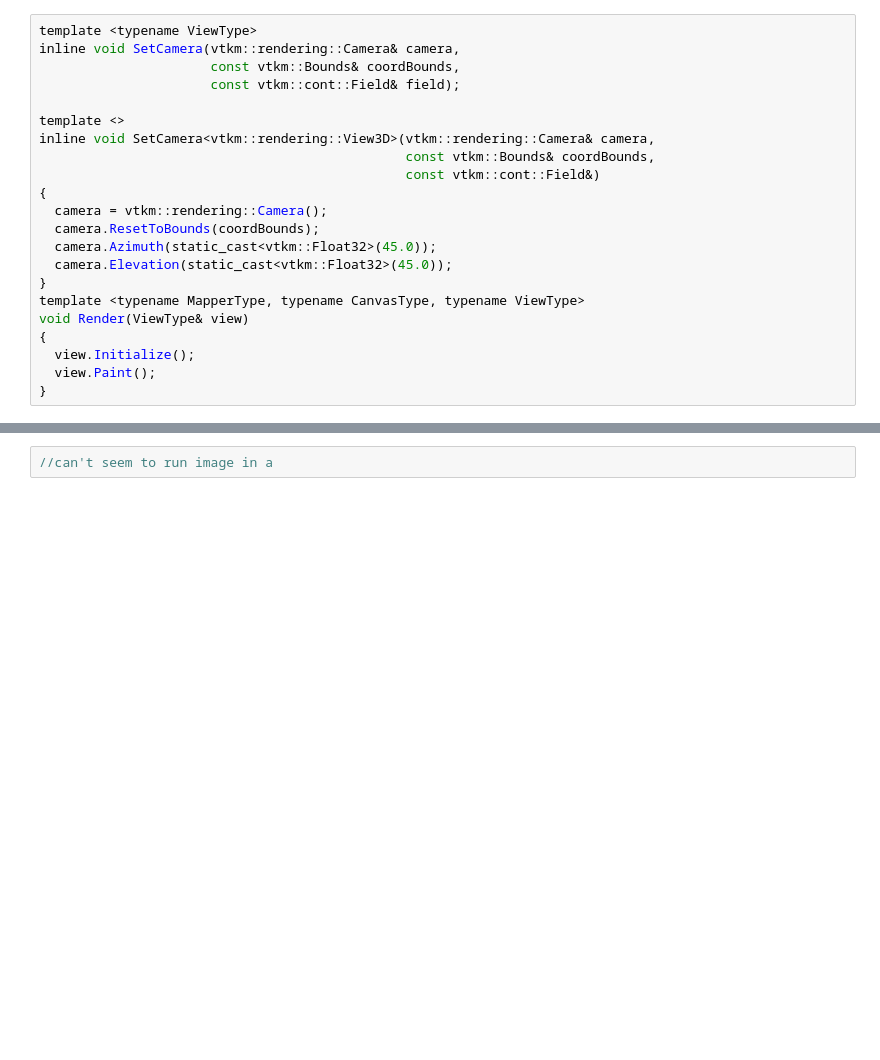
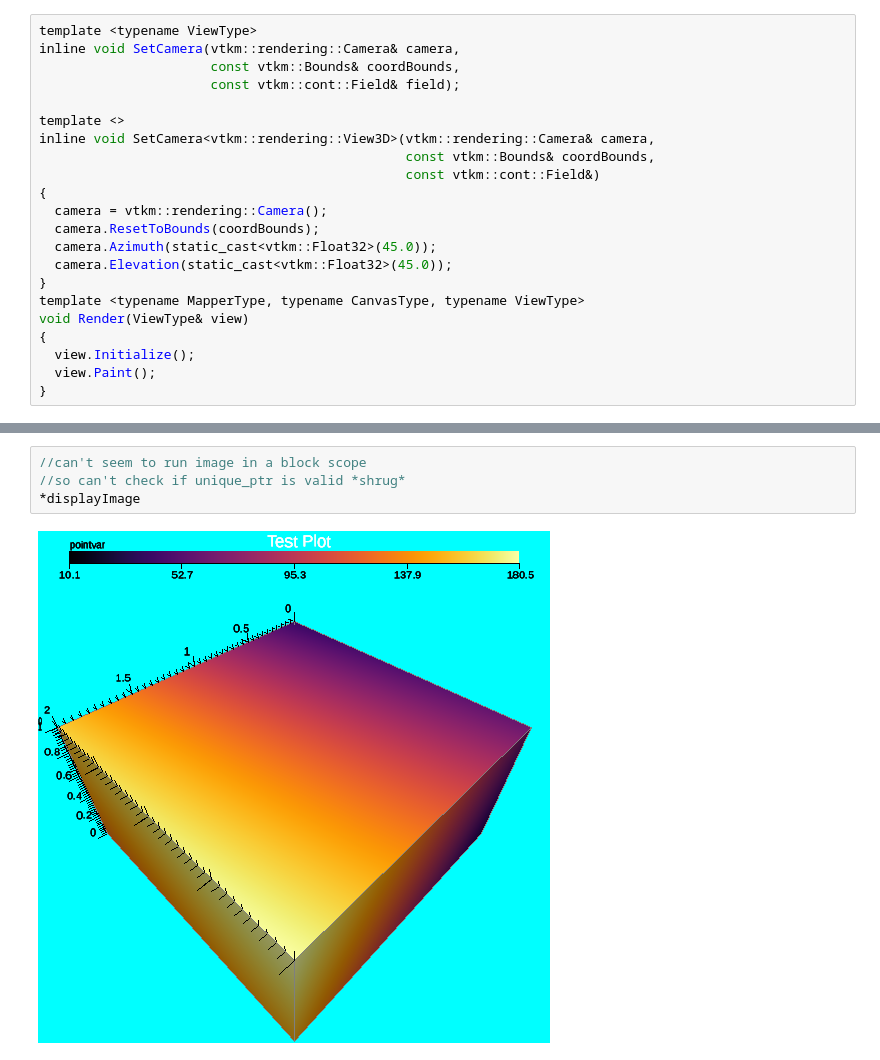
Before and after one commit to m-kim/vtkm-jupyter, a Jupyter notebook: notebooks/VTK-m using Cling and Xeus for Jupyter Notebook.ipynb, the cells around one changed output, grey strips where cells are left out. Cells and saved outputs as stored; diff of their text form; blank space fills up the shorter version.

```diff
--- a/notebooks/VTK-m using Cling and Xeus for Jupyter Notebook.ipynb
+++ b/notebooks/VTK-m using Cling and Xeus for Jupyter Notebook.ipynb
@@ -163,4 +163,8 @@ Render<M, C, V3>(view);
     try_and_err();
 }();
 # %%
-//can't seem to run image in a
+//can't seem to run image in a block scope
+//so can't check if unique_ptr is valid *shrug*
+*displayImage
+# %% [output]
+[figure, added]
```
Also changed, not shown: parts of 1 cell of this notebook.
